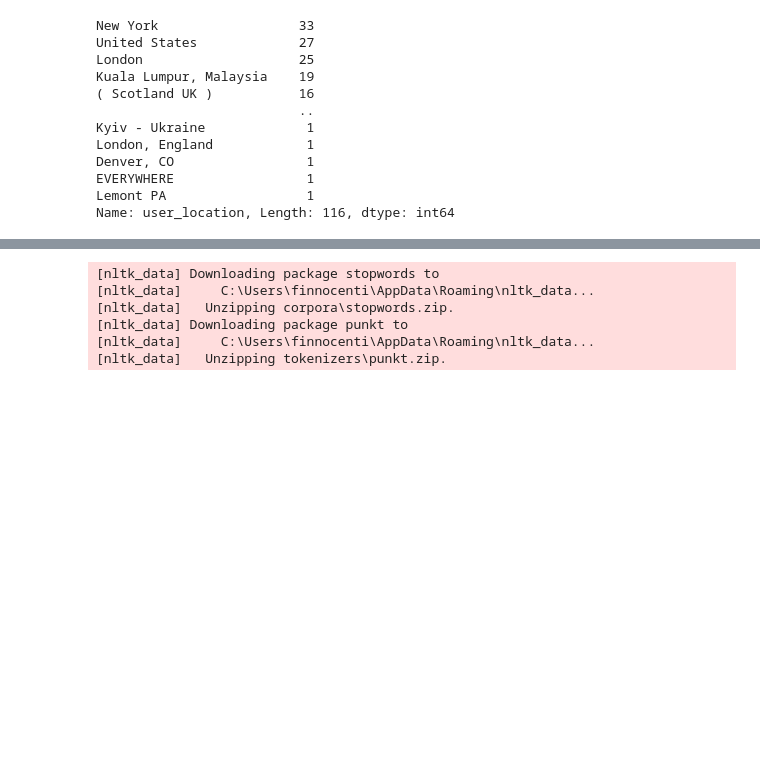
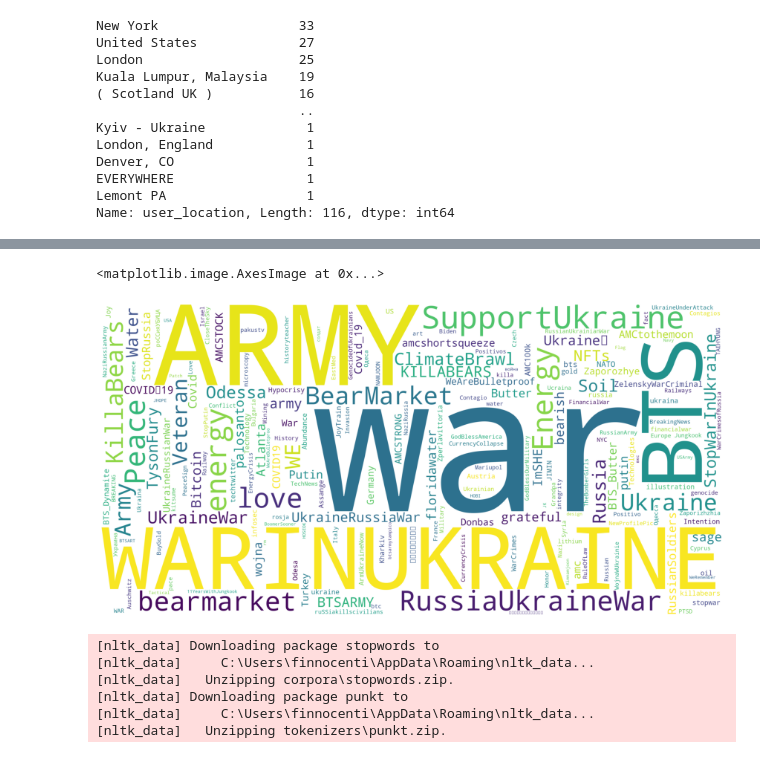
Before and after one commit to fedeghigo/Social-Data-Analysis, a Jupyter notebook: Elaborated Analysis.ipynb, the cells around one changed output, grey strips where cells are left out. Cells and saved outputs as stored; diff of their text form; code cells hidden in the pictures; blank space fills up the shorter version.

Commit message:
implementation of clean data

```diff
--- a/Elaborated Analysis.ipynb
+++ b/Elaborated Analysis.ipynb
@@ -96,0 +98,3 @@ plt.axis("off")
+# %%
+social_analysis=SocialDataAnalysisML(df)
+social_analysis.create_hastaglist()
@@ -97,3 +114,8 @@ plt.axis("off")
+# %%
+social_analysis.plot_wordcloud()
+# %% [output]
+<matplotlib.image.AxesImage at 0x...>
+[figure, added]
 # %%
 #!pip install nltk
 # %%
```
Also changed, not shown: parts of 15 cells of this notebook, 1 other file.
